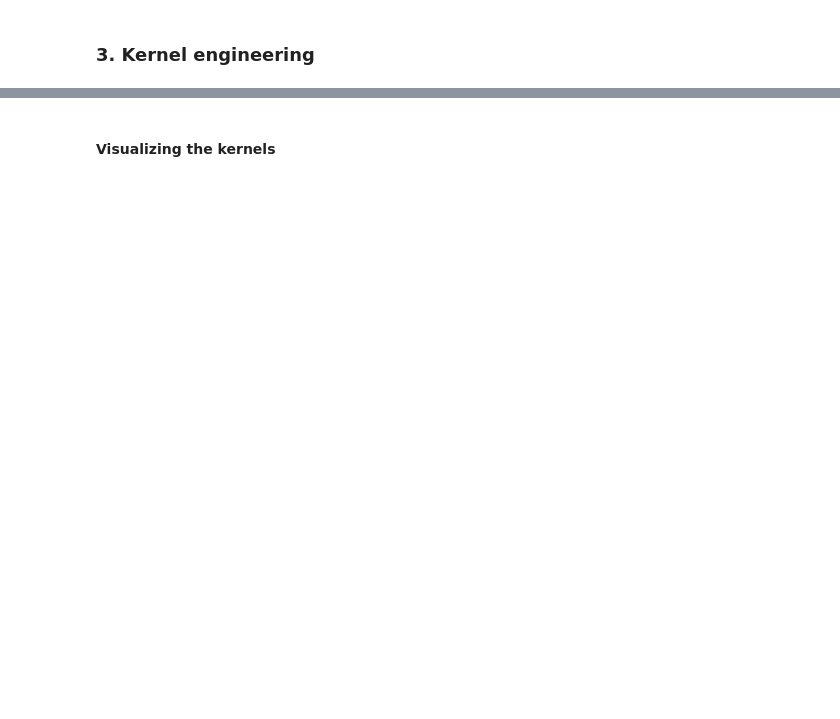
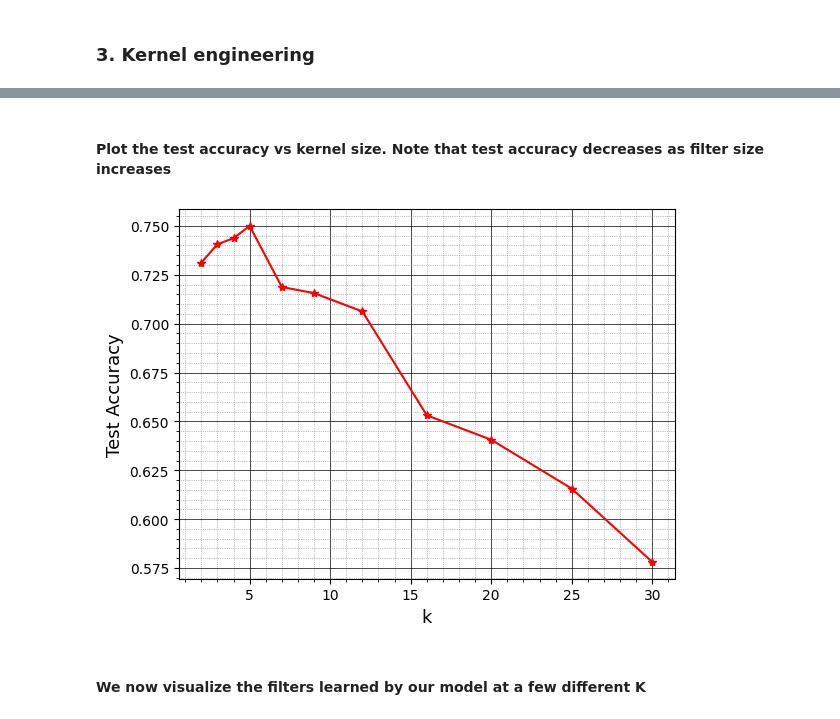
Before and after one commit to tsultan16/COMP90086_Assignment2, a Jupyter notebook: COMP90086_asst2_2023_copy.ipynb, the cells around one changed output, grey strips where cells are left out. Cells and saved outputs as stored; diff of their text form; code cells hidden in the pictures; blank space fills up the shorter version.

```diff
--- a/COMP90086_asst2_2023_copy.ipynb
+++ b/COMP90086_asst2_2023_copy.ipynb
@@ -290,21 +289,0 @@ k = 3
-# %%
-# build the model
-cnn2 = keras.Sequential(
-    [
-        layers.Input((32,32,3)),                                       # input image shape is 32x32x3
-        layers.Conv2D(16, (k,k), padding='valid', activation='relu'),
-        layers.MaxPooling2D((2,2), strides=(2,2), padding='valid'),
-        layers.Flatten(),                                              # unravel the 3d tensor from the previous layer output
-        layers.Dropout(0.1),
-        layers.Dense(64, activation='relu'),
-        layers.Dense(8, activation='softmax')                          # output layer with 8 neurons, corresponding to the 8 categories
-    ]
-)
-
-
-# configure the model
-cnn2.compile(optimizer=keras.optimizers.Adam(
-    learning_rate=0.0001), loss=keras.losses.categorical_crossentropy, metrics=['accuracy'])
-
-# display summary
-cnn2.summary()
@@ -329,3 +289,0 @@ _________________________________________________________________
-# %%
-# train the model again, this time with augmented images
-history_cnn2 = cnn2.fit(train_data, validation_data=val_data, epochs=800, verbose=2)
@@ -374,7 +289,0 @@ Test results - Loss: 0.7171003818511963 - Accuracy: 0.765625%
-# %%
-# get filter weights
-filters, biases = cnn2.layers[0].get_weights()
-
-# normalize the values to be in [0,1] for visualization purposes
-f_min , f_max = filters.min(), filters.max()
-filters = (filters-f_min) / (f_max- f_min)
@@ -381,2 +372,15 @@ filters = (filters-f_min) / (f_max- f_min)
+# %% [markdown]
+#### Plot the test accuracy vs kernel size. Note that test accuracy decreases as filter size increases
+# %%
+# plot the test acuuracy vs k
+plt.plot(kernel_sizes, accuracies_k, 'r*-')
+plt.xlabel("k", fontsize=13)
+plt.ylabel("Test Accuracy", fontsize=13)
+plt.minorticks_on()
+plt.grid(which='major', linestyle='-', linewidth='0.5', color='black')
+plt.grid(which='minor', linestyle=':', linewidth='0.5', color='gray')
+plt.show()
+# %% [output]
+[figure, added]
 # %% [markdown]
-#### Visualizing the kernels
+#### We now visualize the filters learned by our model at a few different K
```
Also changed, not shown: parts of 41 cells of this notebook.
